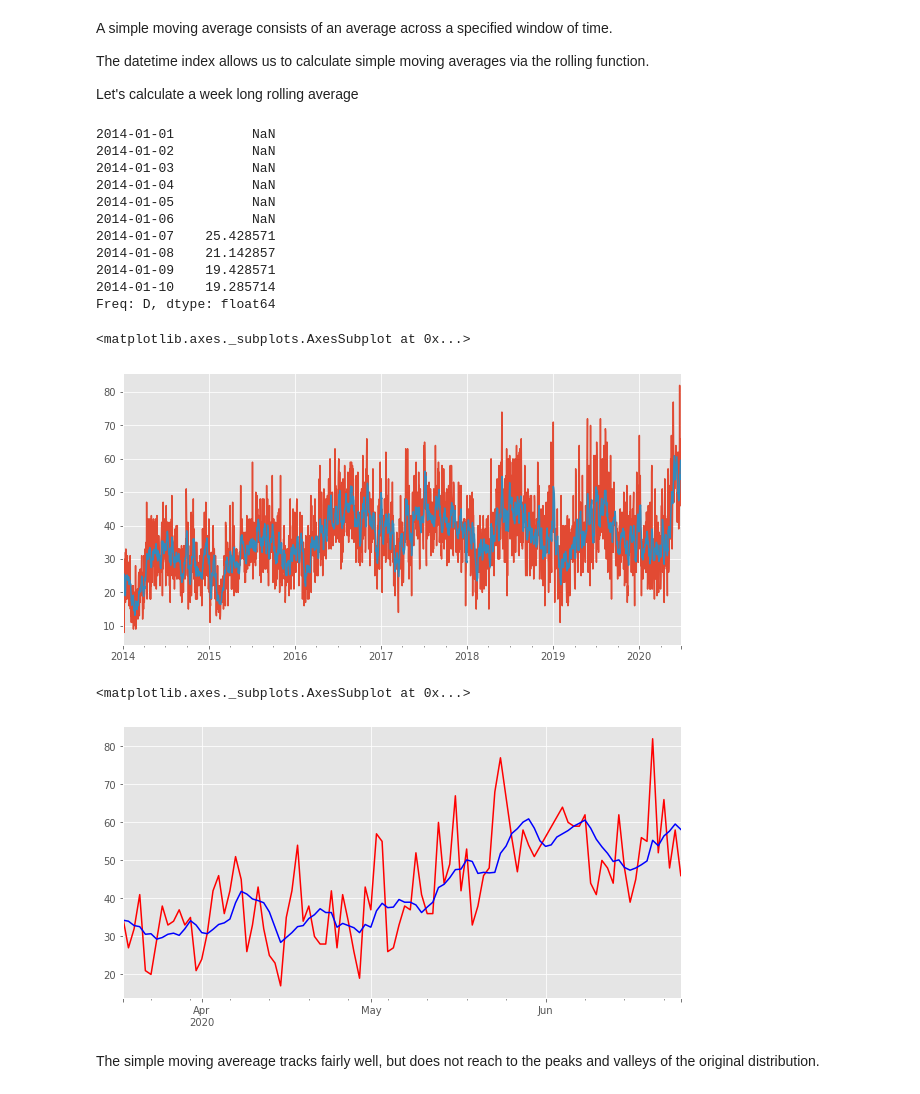
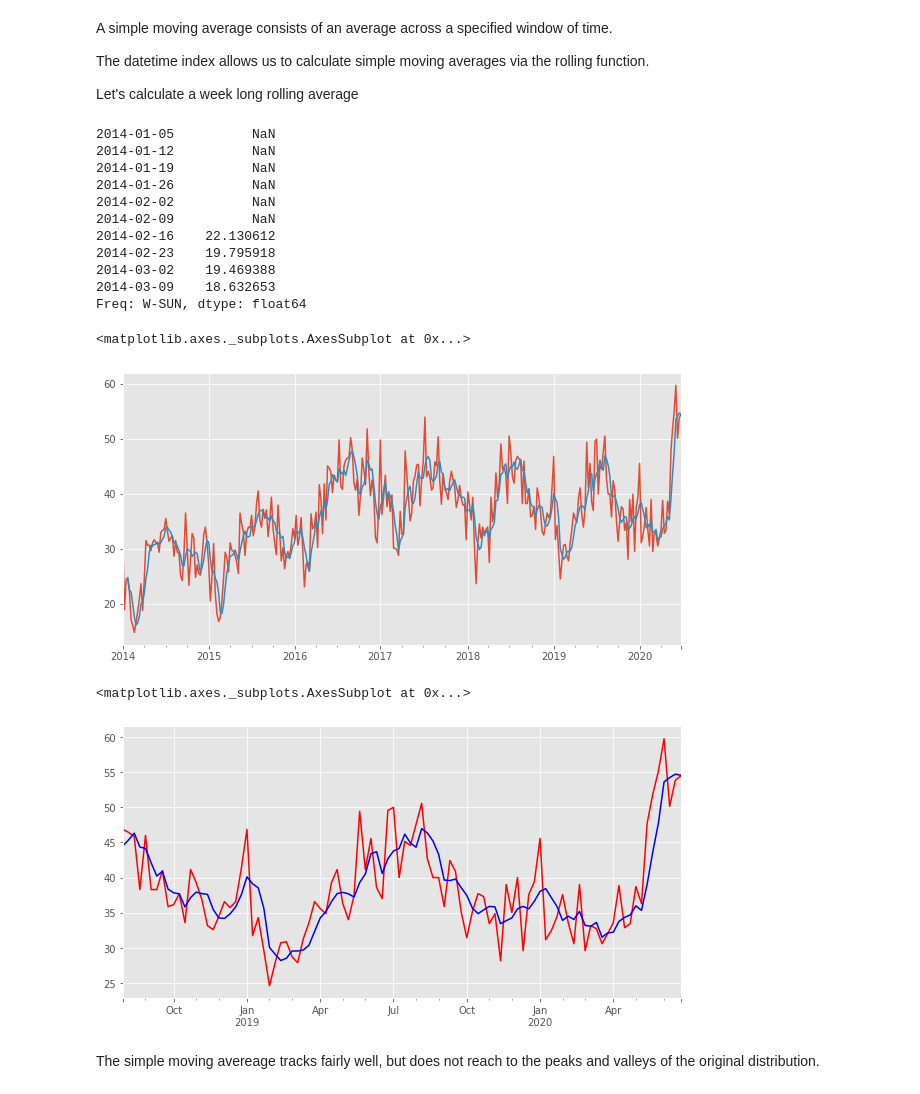
Before and after one commit to lecritch/timeseries_chi-sea-dsc, a Jupyter notebook: index.ipynb, the cells around one changed output. Cells and saved outputs as stored; diff of their text form; code cells hidden in the pictures.

```diff
--- a/index.ipynb
+++ b/index.ipynb
@@ -347,0 +350,2 @@ These are not useful for prediction just yet, but they will lead us towards our
+# %%
+ts_weekly = ts.resample('W').mean()
@@ -354,40 +365,40 @@ The datetime index allows us to calculate simple moving averages via the rolling
 
 Let's calculate a week long rolling average
 # %%
-ts.rolling(7).mean()[:10]
+ts_weekly.rolling(7).mean()[:10]
 # %% [output]
-2014-01-01          NaN
-2014-01-02          NaN
-2014-01-03          NaN
-2014-01-04          NaN
 2014-01-05          NaN
-2014-01-06          NaN
-2014-01-07    25.428571
-2014-01-08    21.142857
-2014-01-09    19.428571
-2014-01-10    19.285714
-Freq: D, dtype: float64
+2014-01-12          NaN
+2014-01-19          NaN
+2014-01-26          NaN
+2014-02-02          NaN
+2014-02-09          NaN
+2014-02-16    22.130612
+2014-02-23    19.795918
+2014-03-02    19.469388
+2014-03-09    18.632653
+Freq: W-SUN, dtype: float64
 # %%
 # Drop the NaN's that occur because their aren't enough values for the window
-sma_week = ts.rolling(7).mean().dropna()
+sma_week = ts_weekly.rolling(4).mean()
 
 fig, ax = plt.subplots(figsize=(10,5))
 
-ts.plot(ax=ax)
+ts_weekly.plot(ax=ax)
 sma_week.plot(ax=ax)
 # %% [output]
 <matplotlib.axes._subplots.AxesSubplot at 0x...>
-[figure, old version]
+[figure, new version]
 # %%
 # Let's zoom in
 
 fig, ax = plt.subplots(figsize=(10,5))
 
-ts[-100:].plot(ax=ax, c='r')
+ts_weekly[-100:].plot(ax=ax, c='r')
 sma_week[-100:].plot(ax=ax, c='b')
 # %% [output]
 <matplotlib.axes._subplots.AxesSubplot at 0x...>
-[figure, old version]
+[figure, new version]
 # %% [markdown]
 The simple moving avereage tracks fairly well, but does not reach to the peaks and valleys of the original distribution.
 # %% [markdown]
```
Also changed, not shown: parts of 33 cells of this notebook, 25 other files.
